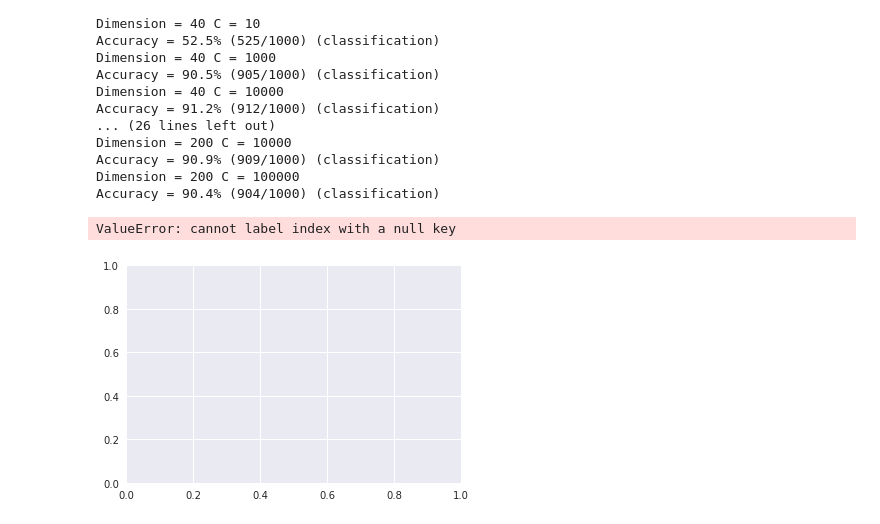
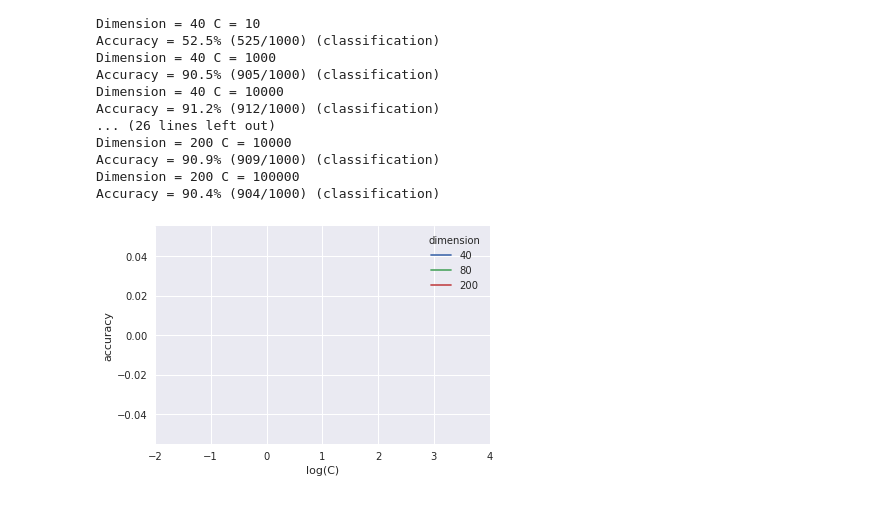
Before and after one commit to zxybazh/PRML-Assignment, a Jupyter notebook: assignment4/src/mnist.ipynb, the cells around one changed output. Drawn from its saved outputs; the diff is of its cells as text; code cells hidden in the pictures.

```diff
--- a/assignment4/src/mnist.ipynb
+++ b/assignment4/src/mnist.ipynb
@@ -419,15 +419,14 @@ temp = [
 cur = []
 for kernel in ["radial", "linear"]:
     for dimension in [40, 80, 200]:
-        for C in [0.01, 0.1, 1, 10, 100, 1000, 10000]:
+        for C in [-2, -1, 0, 1, 2, 3, 4]:
             cur.append([kernel, dimension, C, temp[0]])
             temp = temp[1:]
 # %%
-df = pd.DataFrame(cur,  columns=['kernel', 'dimension', 'C', 'accuracy'])
+df = pd.DataFrame(cur,  columns=['kernel', 'dimension', 'log(C)', 'accuracy'])
 # %%
 sns.set_style("darkgrid")
 # %%
-ax = sns.tsplot(data=df)
+ax = sns.tsplot(time="log(C)", value="accuracy", unit="", condition="dimension", data=df)
 # %% [output]
-ValueError: cannot label index with a null key
-[figure, old version]
+[figure, new version]
```
